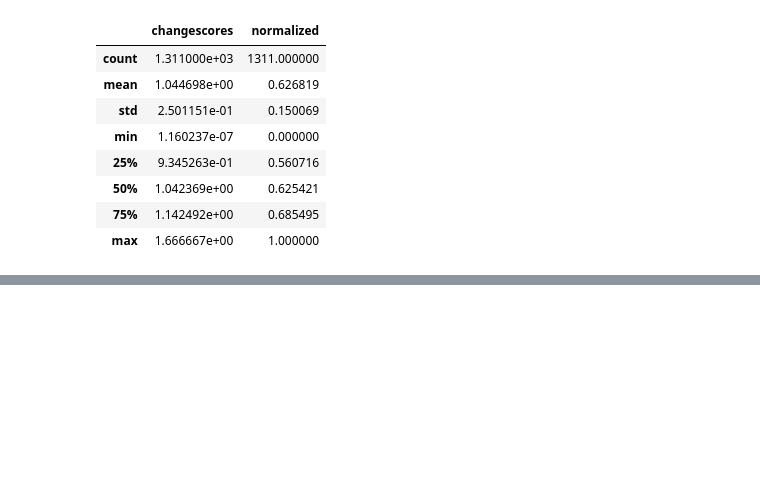
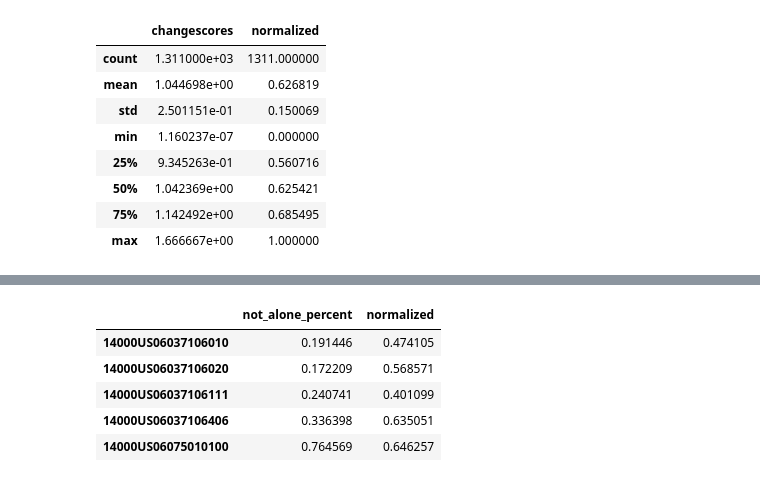
Before and after one commit to policyclub/zoning-metadata, a Jupyter notebook: analysis/DetermineZoningAndTransitRelationships.ipynb, the cells around one changed output, grey strips where cells are left out. Cells and saved outputs as stored; diff of their text form; code cells hidden in the pictures; blank space fills up the shorter version.

```diff
--- a/analysis/DetermineZoningAndTransitRelationships.ipynb
+++ b/analysis/DetermineZoningAndTransitRelationships.ipynb
@@ -114,0 +167,11 @@ change_df.describe()
+# %%
+import seaborn as sns
+sns.set()
+df[['not_alone_percent','normalized']].head()
+# %% [output]
+|  | not_alone_percent | normalized |
+| 14000US06037106010 | 0.191446 | 0.474105 |
+| 14000US06037106020 | 0.172209 | 0.568571 |
+| 14000US06037106111 | 0.240741 | 0.401099 |
+| 14000US06037106406 | 0.336398 | 0.635051 |
+| 14000US06075010100 | 0.764569 | 0.646257 |
```
Also changed, not shown: parts of 6 cells of this notebook.
